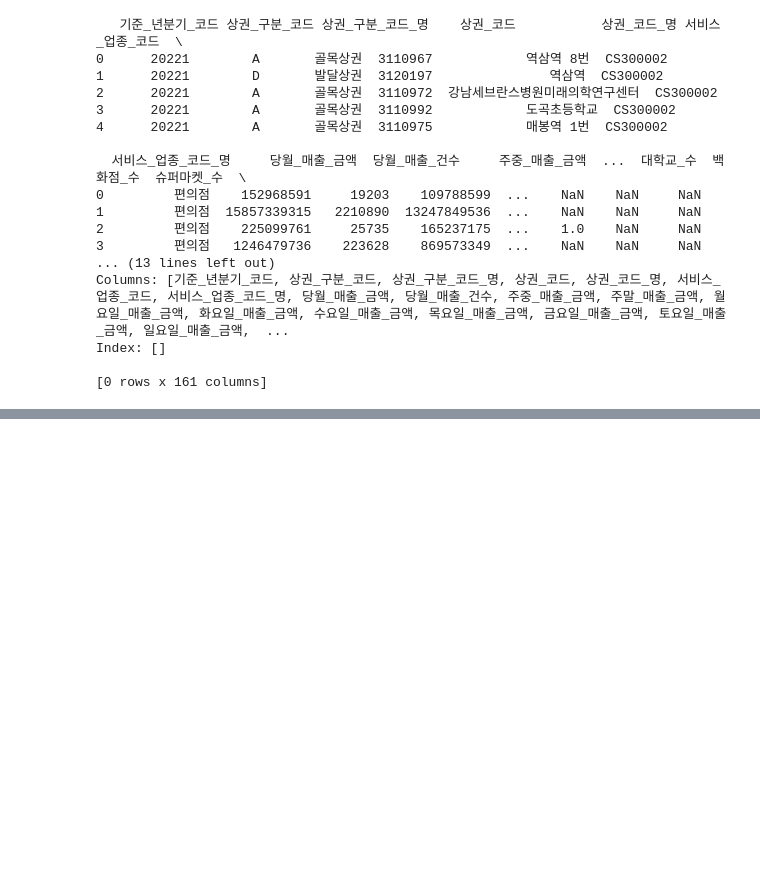
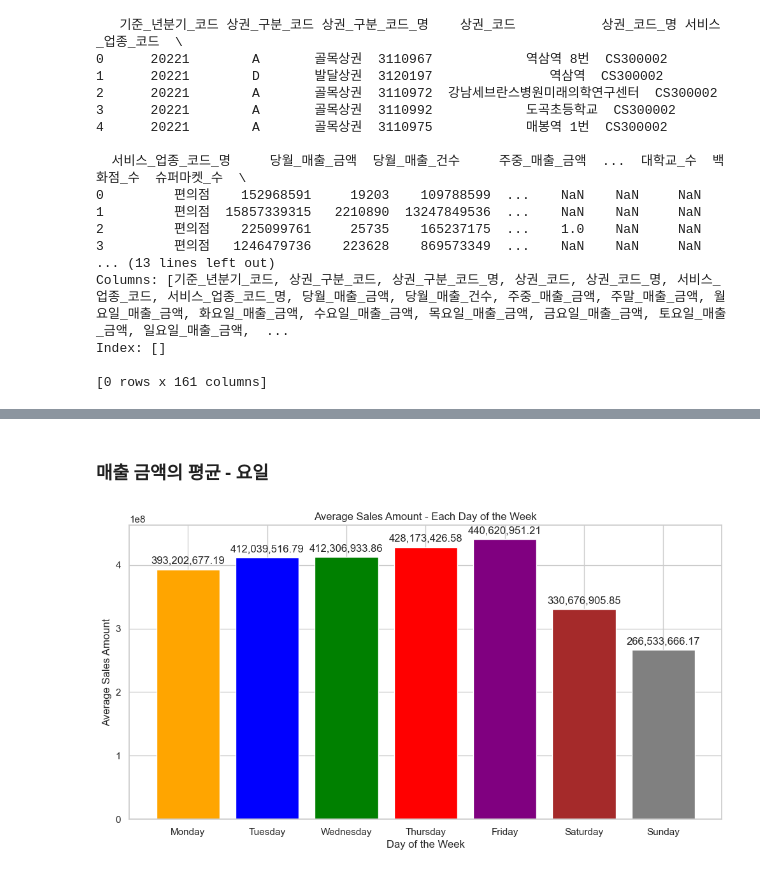
Before and after one commit to hyelin606/Semi-Project, a Jupyter notebook: 강남구.ipynb, the cells around one changed output, grey strips where cells are left out. Cells and saved outputs as stored; diff of their text form; code cells hidden in the pictures; blank space fills up the shorter version.

```diff
--- a/강남구.ipynb
+++ b/강남구.ipynb
@@ -525,0 +731,35 @@ print(diff_df)
+# %% [markdown]
+### 매출 금액의 평균 - 요일
+# %%
+import pandas as pd
+import matplotlib.pyplot as plt
+
+# Load the CSV file
+file_path = 'data/강남구 파일/modified_data.csv'
+df = pd.read_csv(file_path)
+
+# Visualization
+plt.figure(figsize=(12, 6))
+
+# Days of the week
+days = ['월요일', '화요일', '수요일', '목요일', '금요일', '토요일', '일요일']
+
+# English day names for x-axis
+english_days = ['Monday', 'Tuesday', 'Wednesday', 'Thursday', 'Friday', 'Saturday', 'Sunday']
+
+# Bar plot for daily sales amounts
+sales_amounts = [df[f'{day}_매출_금액'].mean() for day in days]
+
+plt.bar(english_days, sales_amounts, color=['orange', 'blue', 'green', 'red', 'purple', 'brown', 'gray'])
+
+plt.xlabel('Day of the Week')
+plt.ylabel('Average Sales Amount')
+plt.title('Average Sales Amount - Each Day of the Week')
+
+# Display the average sales amounts on top of the bars
+for i, value in enumerate(sales_amounts):
+    plt.text(i, value + 0.02 * max(sales_amounts), f'{value:,.2f}', ha='center')
+
+plt.show()
+# %% [output]
+[figure, added]
```
Also changed, not shown: parts of 37 cells of this notebook, 8 other files.
